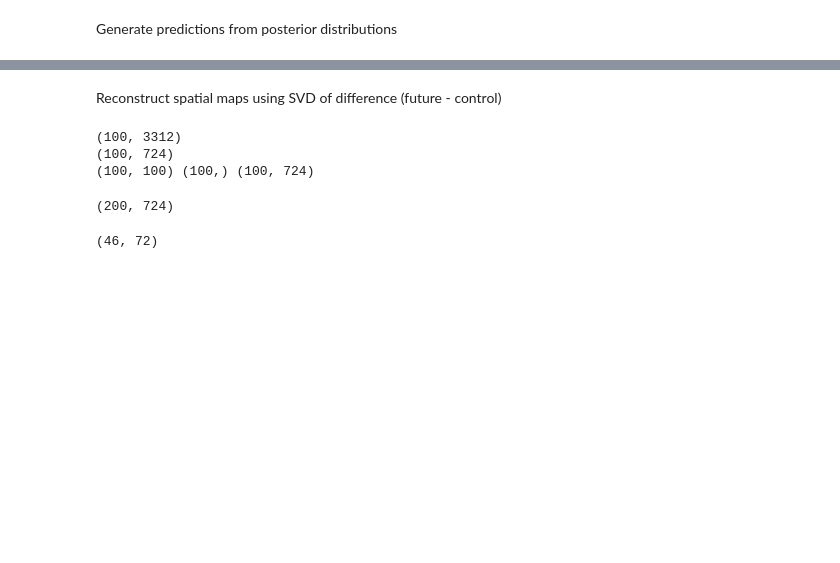
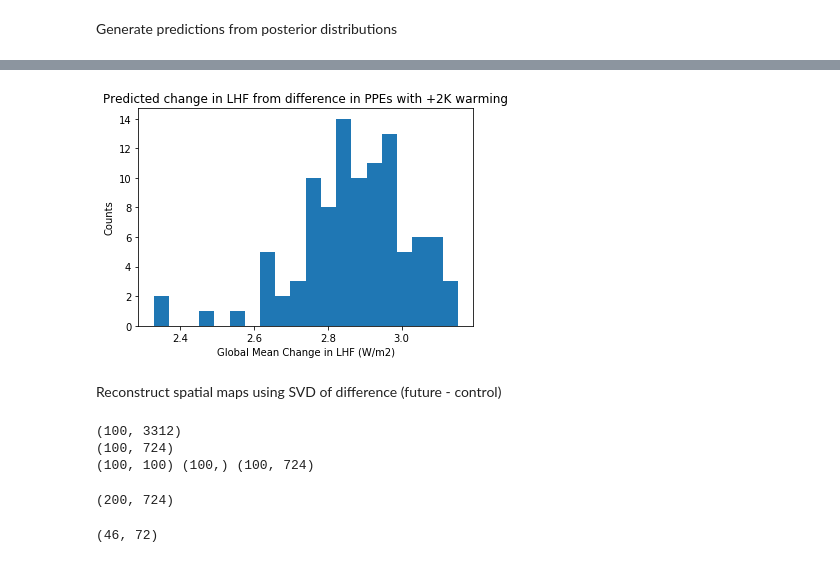
Before and after one commit to katiedagon/CLM5_ParameterUncertainty, a Jupyter notebook: posteriorFuture.ipynb, the cells around one changed output, grey strips where cells are left out. Drawn from its saved outputs; the diff is of its cells as text; code cells hidden in the pictures; blank space fills up the shorter version.

```diff
--- a/posteriorFuture.ipynb
+++ b/posteriorFuture.ipynb
@@ -82,3 +94,19 @@ post_preds[0].shape
+# %%
+#f=nc.netcdf_file("outputdata/outputdata_"+var[0]+"_GM_100_diff.nc",'r', mmap=False)
+f=nc.netcdf_file("outputdata/outputdata_"+var[1]+"_GM_100_diff.nc",'r', mmap=False)
+# %%
+#X = f.variables[var[0]]
+X = f.variables[var[1]]
+outputdata = X[:]
+# %%
+plt.hist(outputdata, bins=20)
+plt.ylabel("Counts")
+#plt.xlabel("Global Mean Change in "+var[0]+" (gC/m2/yr)")
+plt.xlabel("Global Mean Change in "+var[1]+" (W/m2)")
+plt.title("Predicted change in "+var[1]+" from difference in PPEs with +2K warming");
+#plt.savefig("dist_PPE_2Kwarming_"+var[1]+".pdf")
+# %% [output]
+[figure, added]
 # %% [markdown]
 Reconstruct spatial maps using SVD of difference (future - control)
 # %%
```
Also changed, not shown: parts of 7 cells of this notebook, 11 other files.
